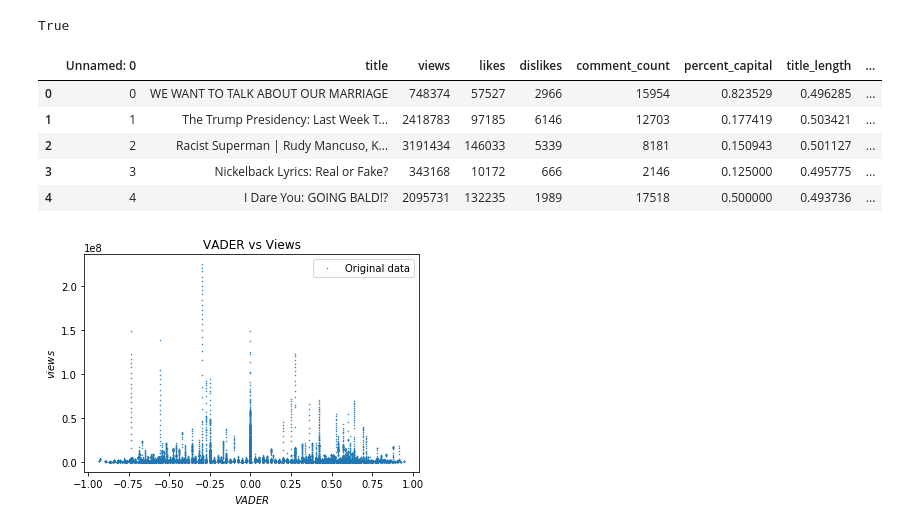
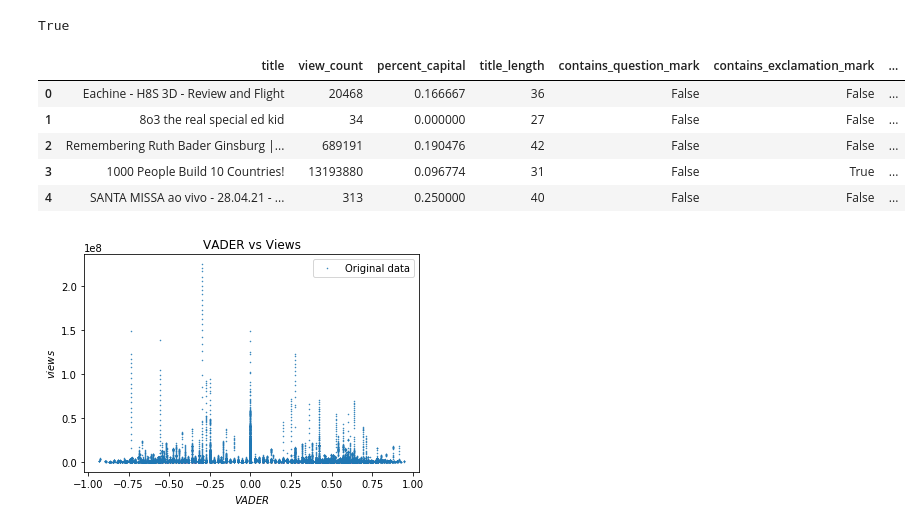
Before and after one commit to iSagnik/Effect-of-Titles-on-Trending-YouTube-Videos, a Jupyter notebook: project_stats.ipynb, the cells around one changed output. Cells and saved outputs as stored; diff of their text form; code cells hidden in the pictures.

```diff
--- a/project_stats.ipynb
+++ b/project_stats.ipynb
@@ -10,21 +10,22 @@ nltk.download('vader_lexicon')
 [nltk_data]     C:\Users\HP\AppData\Roaming\nltk_data...
 True
 # %%
-# final = pd.read_csv('data/final_video_data.csv')
+final = pd.read_csv('data/final_video_data_not_normalized.csv')
+final.head()
 # nontrend = pd.read_csv('data/non_trending_data.csv')
 # nontrend['Trended'] = 0
 
 # trend = pd.read_csv('data/trending_full_data.csv')
 # trend['Trended'] = 1
 # del trend['log norm views']
 # trend.head()
 # %% [output]
-|  | Unnamed: 0 | title | views | likes | dislikes | comment_count | percent_capital | title_length | ... |
-| 0 | 0 | WE WANT TO TALK ABOUT OUR MARRIAGE | 748374 | 57527 | 2966 | 15954 | 0.823529 | 0.496285 | ... |
-| 1 | 1 | The Trump Presidency: Last Week T... | 2418783 | 97185 | 6146 | 12703 | 0.177419 | 0.503421 | ... |
-| 2 | 2 | Racist Superman | Rudy Mancuso, K... | 3191434 | 146033 | 5339 | 8181 | 0.150943 | 0.501127 | ... |
-| 3 | 3 | Nickelback Lyrics: Real or Fake? | 343168 | 10172 | 666 | 2146 | 0.125000 | 0.495775 | ... |
-| 4 | 4 | I Dare You: GOING BALD!? | 2095731 | 132235 | 1989 | 17518 | 0.500000 | 0.493736 | ... |
+|  | title | view_count | percent_capital | title_length | contains_question_mark | contains_exclamation_mark | ... |
+| 0 | Eachine - H8S 3D - Review and Flight | 20468 | 0.166667 | 36 | False | False | ... |
+| 1 | 8o3 the real special ed kid | 34 | 0.000000 | 27 | False | False | ... |
+| 2 | Remembering Ruth Bader Ginsburg |... | 689191 | 0.190476 | 42 | False | False | ... |
+| 3 | 1000 People Build 10 Countries! | 13193880 | 0.096774 | 31 | False | True | ... |
+| 4 | SANTA MISSA ao vivo - 28.04.21 - ... | 313 | 0.250000 | 40 | False | False | ... |
 # %%
 _ = plt.plot(df['VADER'], df['views'], 'o', label='Original data', markersize=.5)
 _ = plt.legend()
```
Also changed, not shown: parts of 6 cells of this notebook, 17 other files.
